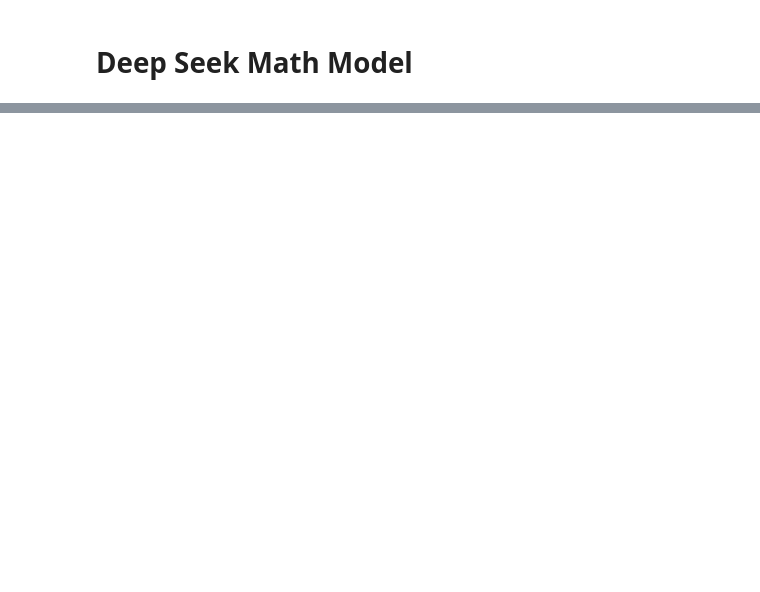
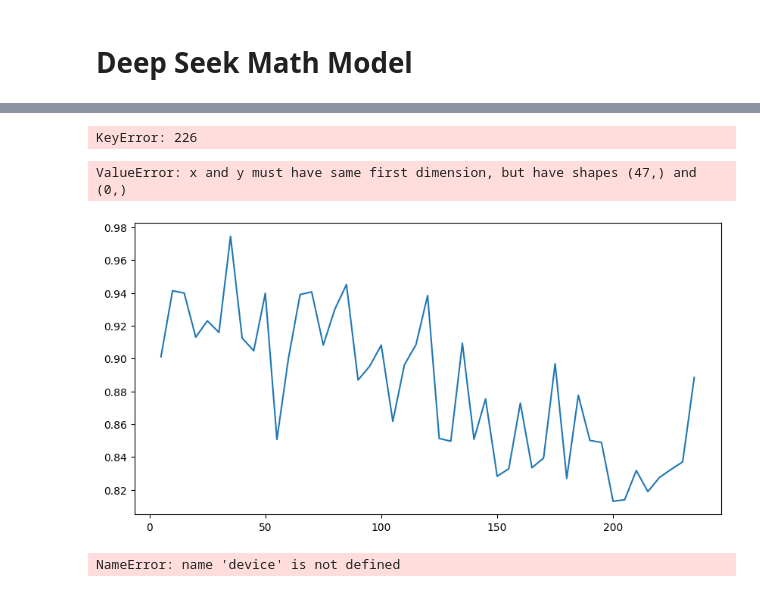
Before and after one commit to monzzzz/AIMO-Competition, a Jupyter notebook: AIMO_Competition.ipynb, the cells around one changed output, grey strips where cells are left out. Drawn from its saved outputs; the diff is of its cells as text; code cells hidden in the pictures; blank space fills up the shorter version.

```diff
--- a/AIMO_Competition.ipynb
+++ b/AIMO_Competition.ipynb
@@ -36,17 +58,17 @@ Requirement already satisfied: certifi>=2017.4.17 in /usr/local/lib/python3.10/d
 # %%
 # Load model directly
 import torch
-from transformers import (AutoTokenizer, AutoModelForCausalLM, BitsAndBytesConfig, AutoConfig, set_seed)
+from transformers import (AutoTokenizer, AutoModelForCausalLM, BitsAndBytesConfig, AutoConfig, set_seed, Trainer, TrainingArguments)
 
 set_seed(42)
 
 # Qlora
-quantization_config = BitsAndBytesConfig(
-    load_in_4bit = True, # load the model in 4 bit
-    bnb_4bit_quant_type="nf4", # quantisize in the normalize float 4
-    bnb_4bit_compute_dtype=torch.bfloat16, # type of the number used in the calculation
-    bnb_4bit_use_double_quant=True, # quantisize 2 times
-)
+# quantization_config = BitsAndBytesConfig(
+#     load_in_4bit = True, # load the model in 4 bit
+#     bnb_4bit_quant_type="nf4", # quantisize in the normalize float 4
+#     bnb_4bit_compute_dtype=torch.bfloat16, # type of the number used in the calculation
+#     bnb_4bit_use_double_quant=True, # quantisize 2 times
+# )
 
 config = AutoConfig.from_pretrained(
     "deepseek-ai/deepseek-math-7b-instruct",
@@ -54,8 +76,8 @@ config = AutoConfig.from_pretrained(
 config.gradient_checkpointing = True
 
 tokenizer = AutoTokenizer.from_pretrained("deepseek-ai/deepseek-math-7b-instruct")
-model = AutoModelForCausalLM.from_pretrained("deepseek-ai/deepseek-math-7b-instruct", device_map="auto", torch_dtype="auto", config=config) # load with accelarate (device_map)
+tokenizer.pad_token = tokenizer.eos_token
+model = AutoModelForCausalLM.from_pretrained("deepseek-ai/deepseek-math-7b-instruct", device_map="auto", torch_dtype="auto", config = config) # load with accelarate (device_map)
 model.generation_config.pad_token_id = model.generation_config.eos_token_id
-
 model.generation_config
 # %% [output]
@@ -67,0 +250,53 @@ GenerationConfig {
+# %%
+import transformers
+
+training_args = transformers.TrainingArguments(
+    per_device_train_batch_size = 5,
+    gradient_accumulation_steps=4,
+    num_train_epochs=5,
+    learning_rate=1e-3,
+    fp16 = True,
+    output_dir="checkpoints",
+    optim="paged_adamw_8bit",
+    lr_scheduler_type="cosine",
+    warmup_ratio=0.01,
+    logging_steps=5
+)
+
+train_dateset = data.select(list(range(800)))
+eval_dataset = data.select(list(range(801, 953)))
+
+trainer = transformers.Trainer(
+    model = model,
+    train_dataset=train_dataset,
+    eval_dataset=eval_dataset,
+    args=training_args,
+    data_collator=transformers.DataCollatorForLanguageModeling(tokenizer, mlm=False)
+)
+
+model.config.use_cache = False
+trainer.train()
+# %% [output]
+KeyError: 226
+# %%
+import matplotlib.pyplot as plt
+
+training_logs = trainer.state.log_history
+
+train_loss = [log["loss"] for log in training_logs if "loss" in log]
+eval_loss = [log["eval_loss"] for log in training_logs if 'eval_loss' in log]
+
+steps = [log['step'] for log in training_logs if 'step' in log]
+
+steps = steps[:47]
+
+plt.figure(figsize=(10, 5))
+plt.plot(steps, train_loss, label="Train Loss")
+plt.plot(steps, eval_loss, label="Eval Loss")
+plt.xlabel("Steps")
+plt.ylabel("Loss")
+plt.legend()
+plt.show()
+# %% [output]
+ValueError: x and y must have same first dimension, but have shapes (47,) and (0,)
+[figure, added]
@@ -68,3 +312,7 @@ GenerationConfig {
+# %%
+device
+# %% [output]
+NameError: name 'device' is not defined
 # %%
 def predict(model, tokenizer, ps):
   ans = []
```
Also changed, not shown: parts of 23 cells of this notebook.
